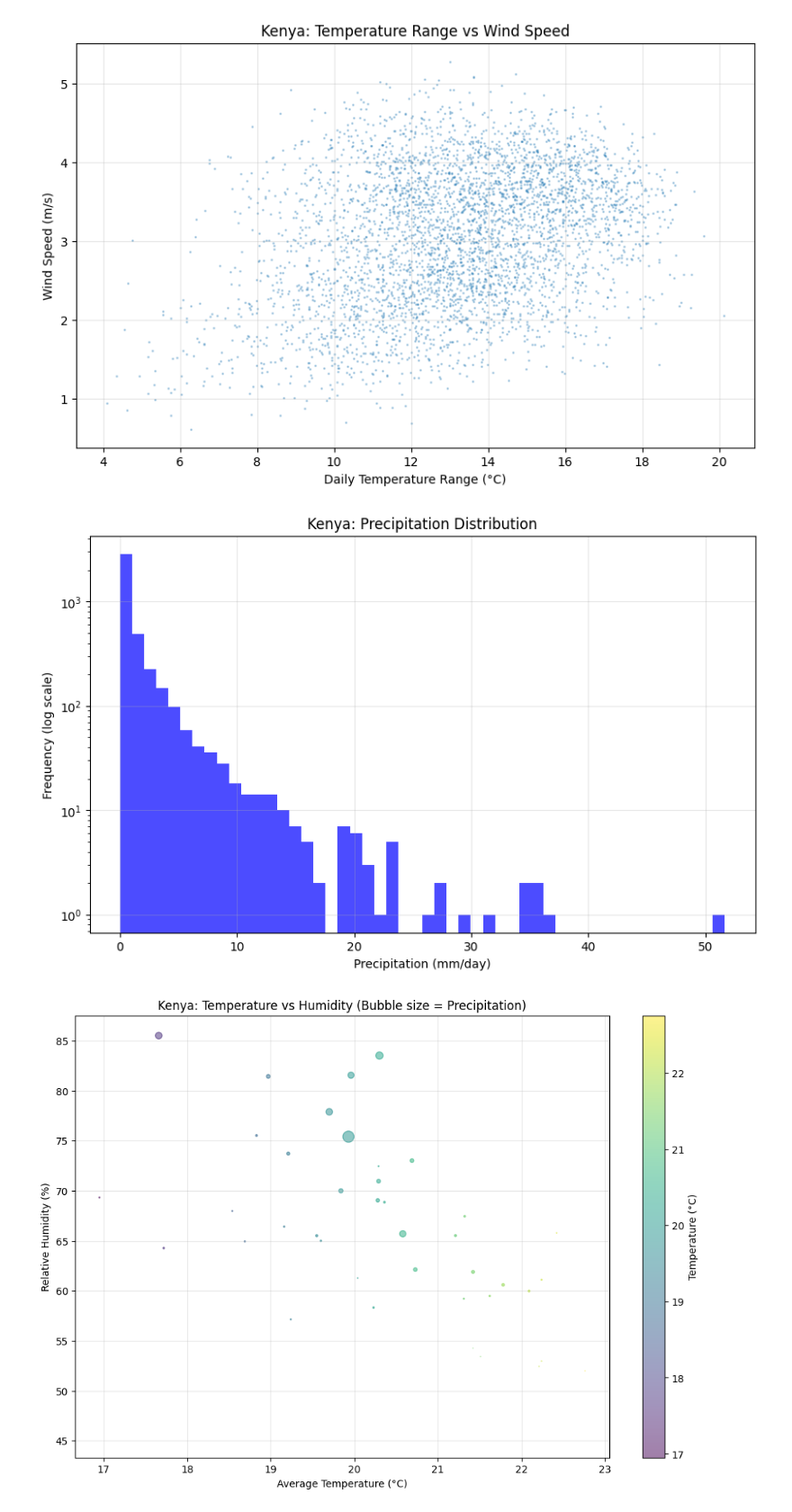
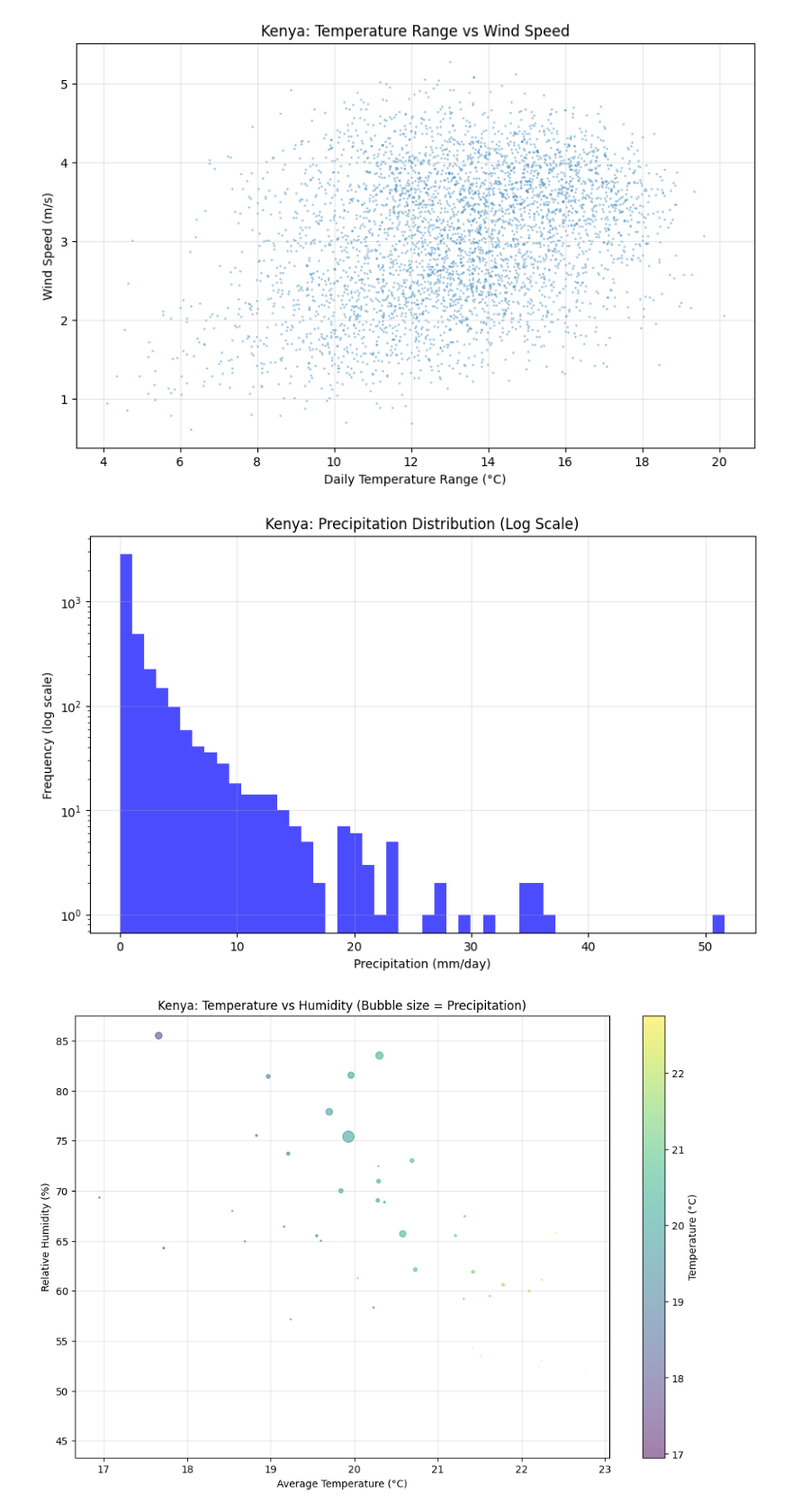
Before and after one commit to bethabreham/climate-challenge-week0, a Jupyter notebook: notebooks/kenya_eda.ipynb, the cells around one changed output. Shown at 90% size. Saved outputs shown, nothing was run; the diff lists cells and outputs as text; code cells hidden in the pictures.

```diff
--- a/notebooks/kenya_eda.ipynb
+++ b/notebooks/kenya_eda.ipynb
@@ -61,7 +16,0 @@ df[['YEAR', 'DOY', 'Date', 'Month', 'Country']].head()
-# %%
-duplicates = df.duplicated().sum()
-print(f"Number of duplicate rows: {duplicates}")
-
-if duplicates > 0:
-    df = df.drop_duplicates()
-    print(f"Rows after removing duplicates: {len(df)}")
@@ -193,16 +101,17 @@ plt.show()
 # %% [output]
 [figure]
 # %%
+import numpy as np
 plt.figure(figsize=(10, 6))
 plt.hist(df['PRECTOTCORR'], bins=50, alpha=0.7, color='blue')
 plt.yscale('log')
 plt.xlabel('Precipitation (mm/day)')
 plt.ylabel('Frequency (log scale)')
-plt.title('Kenya: Precipitation Distribution')
+plt.title('Kenya: Precipitation Distribution (Log Scale)')
 plt.grid(True, alpha=0.3)
 plt.show()
 # %% [output]
-[figure, old version]
+[figure, new version]
 # %%
 sample = df.iloc[::100, :]
 
```
Also changed, not shown: parts of 27 cells of this notebook.
